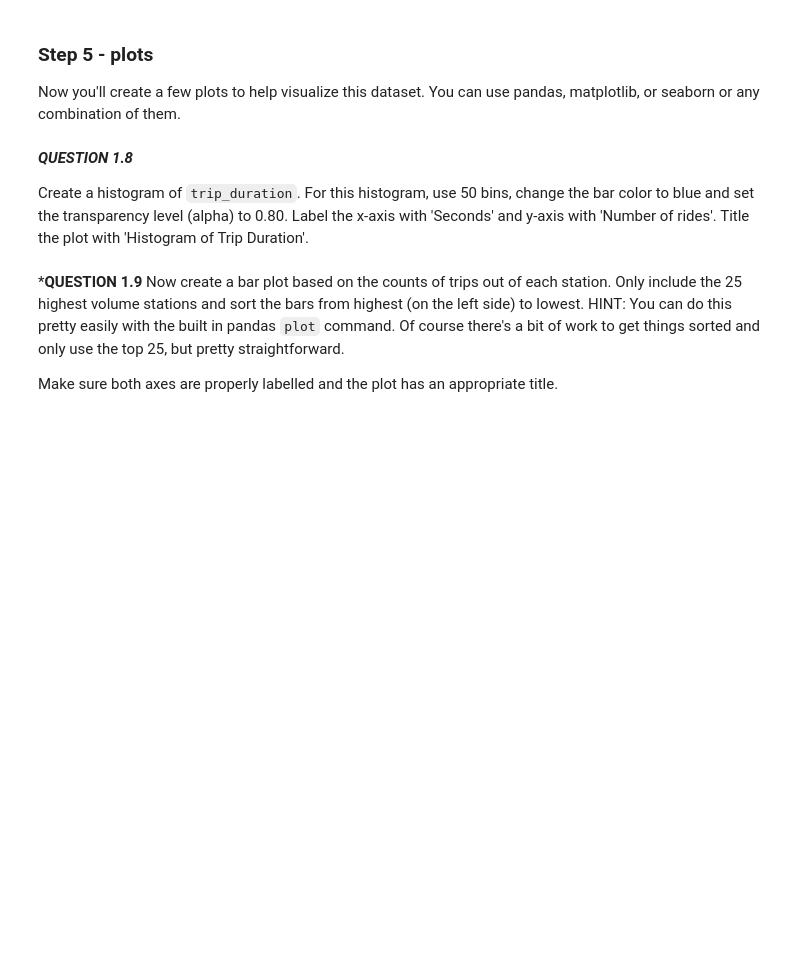
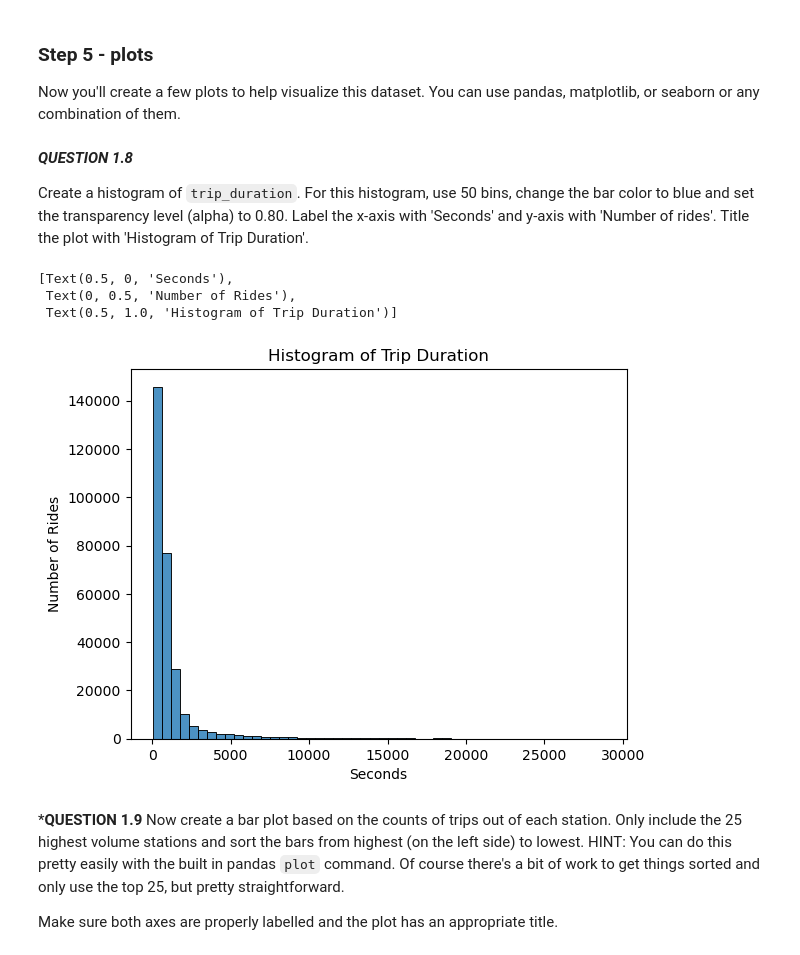
Before and after one commit to brandonowens24/MIS5470_cycleshare_plants, a Jupyter notebook: hw4_p1_eda_pronto/hw4_cycleshare_python-problem_owens.ipynb, the cells around one changed output. Drawn from its saved outputs; the diff is of its cells as text; code cells hidden in the pictures; blank space fills up the shorter version.

```diff
--- a/hw4_p1_eda_pronto/hw4_cycleshare_python-problem_owens.ipynb
+++ b/hw4_p1_eda_pronto/hw4_cycleshare_python-problem_owens.ipynb
@@ -302,3 +306,12 @@ Create a histogram of `trip_duration`. For this histogram, use 50 bins, change t
+# %%
+# Put your code here to create the plot
+ax = sns.histplot(trip_df, bins=50, alpha=0.8, x="tripduration")
+ax.set(xlabel="Seconds", ylabel="Number of Rides", title="Histogram of Trip Duration")
+# %% [output]
+[Text(0.5, 0, 'Seconds'),
+ Text(0, 0.5, 'Number of Rides'),
+ Text(0.5, 1.0, 'Histogram of Trip Duration')]
+[figure, added]
 # %% [markdown]
 ***QUESTION 1.9** Now create a bar plot based on the counts of trips out of each station. Only include the 25 highest volume stations and sort the bars from highest (on the left side) to lowest. HINT: You can do this pretty easily with the built in pandas `plot` command. Of course there's a bit of work to get things sorted and only use the top 25, but pretty straightforward.
 
```
Also changed, not shown: parts of 9 cells of this notebook.
